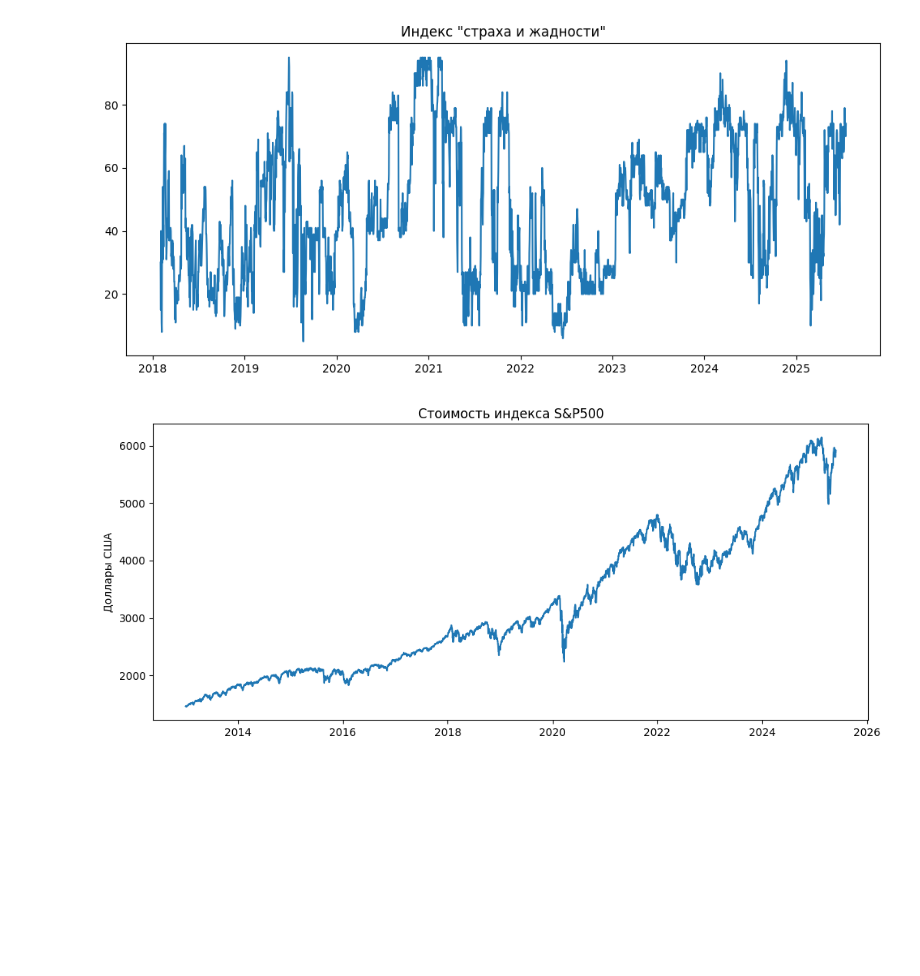
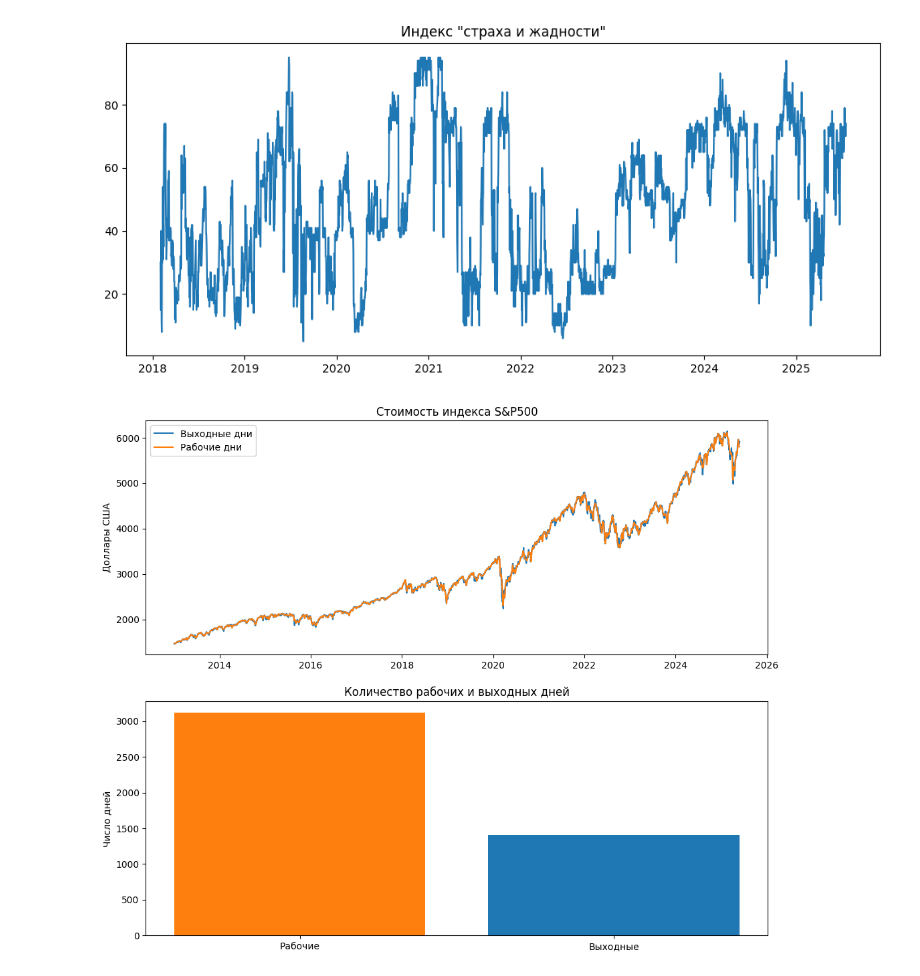
Before and after one commit to Sheisuka/BTC-Analytics, a Jupyter notebook: notebooks/01_EDA.ipynb, the cells around one changed output. Saved outputs shown, nothing was run; the diff lists cells and outputs as text; code cells hidden in the pictures; blank space fills up the shorter version.

```diff
--- a/notebooks/01_EDA.ipynb
+++ b/notebooks/01_EDA.ipynb
@@ -114,14 +114,30 @@ plt.title("Индекс \"страха и жадности\"")
 plt.show()
 # %% [output]
 [figure]
-# %%
-fig = plt.figure(figsize=(12, 5))
-
-plt.plot(spx.index, spx["close"])
-
-plt.title("Стоимость индекса S&P500")
-plt.ylabel("Доллары США")
-
-plt.show()
-# %% [output]
-[figure, removed]
+# %%
+spx_trading_days = spx[spx["is_trading_day"]]
+spx_weekend_days = spx[spx["is_trading_day"] == False]
+
+work_days    = int(spx["is_trading_day"].sum())
+weekend_days = int((spx["is_trading_day"] == False).sum())
+
+cats = ["Рабочие", "Выходные"]
+vals = [work_days, weekend_days]
+# %%
+fig, axs = plt.subplots(2, 1, figsize=(12, 10))
+
+axs[0].plot(spx_trading_days.index, spx_trading_days["close"])
+axs[0].plot(spx_weekend_days.index, spx_weekend_days["close"])
+
+axs[0].set_title("Стоимость индекса S&P500")
+axs[0].set_ylabel("Доллары США")
+axs[0].legend(["Выходные дни", "Рабочие дни"])
+
+color = ['tab:orange', 'tab:blue']
+axs[1].bar(cats, vals, color=color)
+axs[1].set_title("Количество рабочих и выходных дней")
+axs[1].set_ylabel("Число дней")
+
+plt.show()
+# %% [output]
+[figure, added]
```
